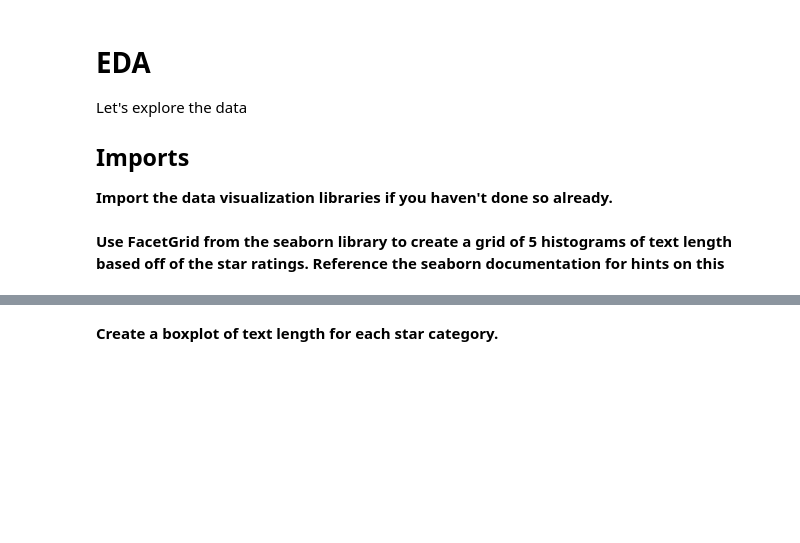
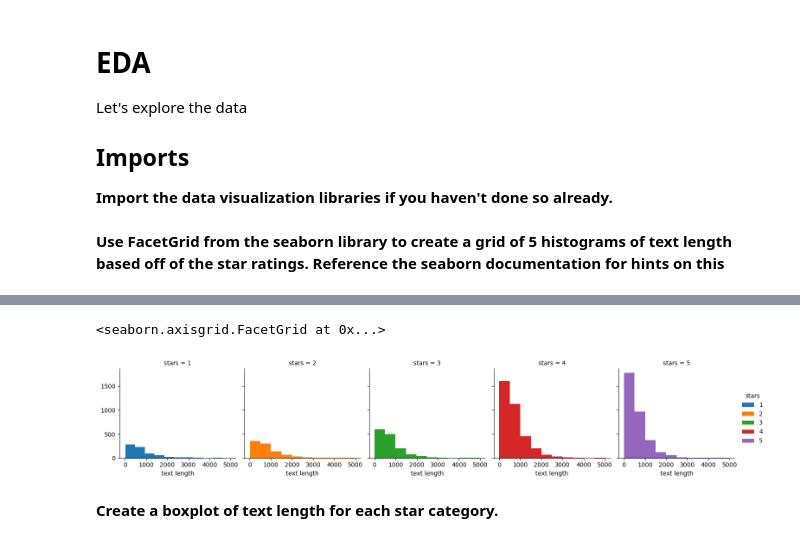
Before and after one commit to kasireddyasam/AI-course-, a Jupyter notebook: 02_NLP_Project.ipynb, the cells around one changed output, grey strips where cells are left out. Cells and saved outputs as stored; diff of their text form; code cells hidden in the pictures; blank space fills up the shorter version.

```diff
--- a/02_NLP_Project.ipynb
+++ b/02_NLP_Project.ipynb
@@ -30,5 +28,7 @@ Let's get started! Just follow the directions below!
 ## The Data
 
 **Read the yelp.csv file and set it as a dataframe called yelp.**
+# %%
+df=pd.read_csv("yelp.csv")
 # %% [markdown]
 ** Check the head, info , and describe methods on yelp.**
@@ -71,2 +76,6 @@ memory usage: 781.3+ KB
 # %% [markdown]
 **Create a new column called "text length" which is the number of words in the text column.**
+# %%
+df["text length"]=df["text"].apply(len)
+print(df["text"][0])
+df.head()
@@ -87,2 +109,7 @@ Let's explore the data
+# %%
+sns.FacetGrid(df,col="stars",hue="stars").map(plt.hist,"text length").add_legend() # implace of map we can use plot(plt.hist,"text length"))
+# %% [output]
+<seaborn.axisgrid.FacetGrid at 0x...>
+[figure, added]
 # %% [markdown]
 **Create a boxplot of text length for each star category.**
```
Also changed, not shown: parts of 60 cells of this notebook.
